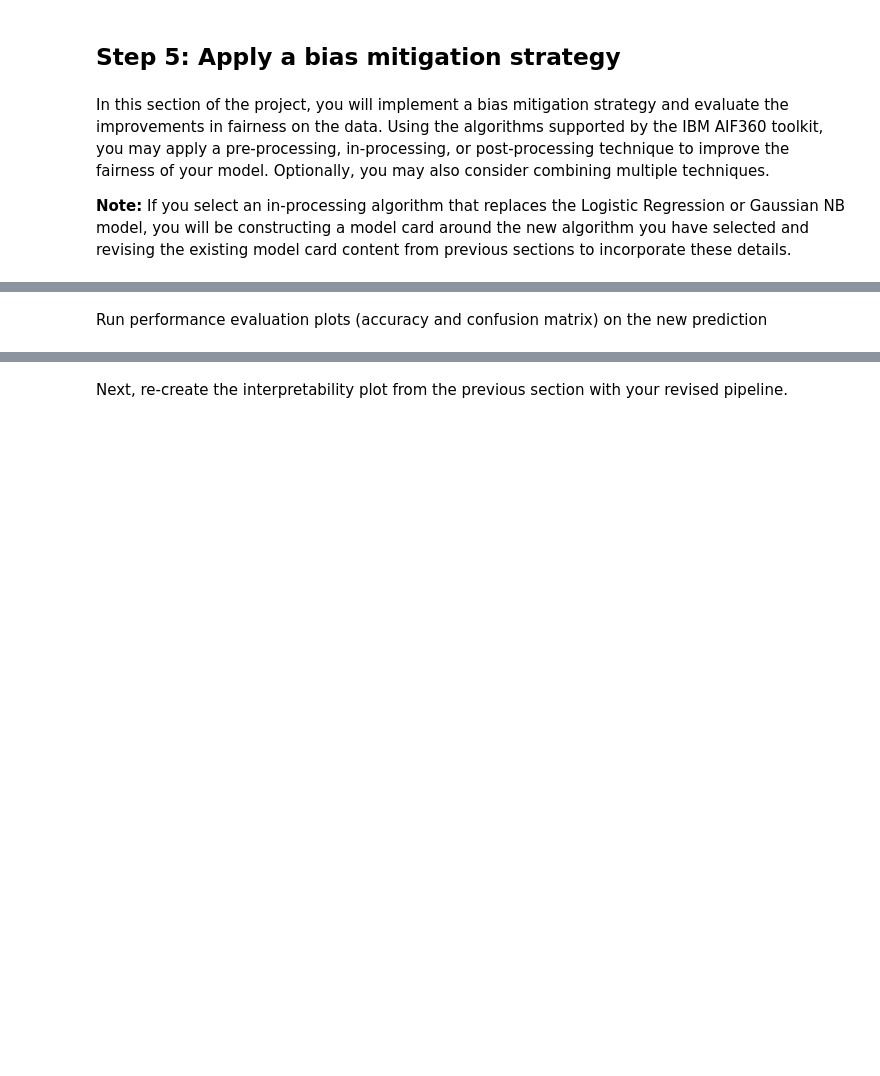
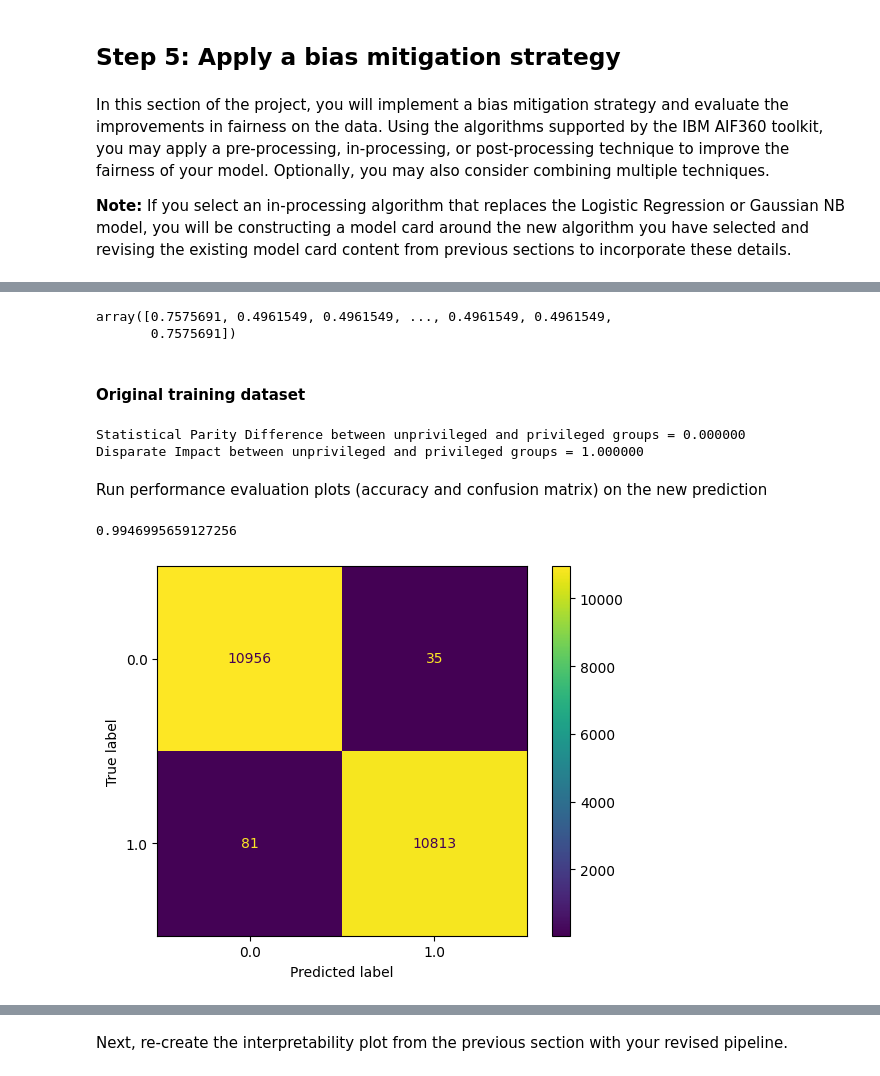
Before and after one commit to waxa2/ai_ethics, a Jupyter notebook: AI Ethics Project -- STARTER.ipynb, the cells around one changed output, grey strips where cells are left out. Saved outputs shown, nothing was run; the diff lists cells and outputs as text; code cells hidden in the pictures; blank space fills up the shorter version.

Commit message:
new accuracy score and confusion matrix & confusion matrix picture created

```diff
--- a/AI Ethics Project -- STARTER.ipynb
+++ b/AI Ethics Project -- STARTER.ipynb
@@ -738,0 +719,7 @@ Achieving the best possible accuracy and best-balanced accuracy are not the targ
+# %%
+
+LR_model = LogisticRegression().fit(rw_train.features, rw_train.labels.ravel(), rw_train.instance_weights)
+thresh_arr = np.linspace(0.01, 0.5, 50)
+val_metrics, lr_pred = test(dataset=rw_test,
+                   model=LR_model,
+                   thresh_arr=thresh_arr)
@@ -739,2 +755,21 @@ Achieving the best possible accuracy and best-balanced accuracy are not the targ
+# %%
+dataset_transf_train.instance_weights
+# %% [output]
+array([0.7575691, 0.4961549, 0.4961549, ..., 0.4961549, 0.4961549,
+       0.7575691])
+# %%
+#FILL IN
+#Obtain the new metric values after applying your bias mitigation strategy
+
+metric_orig_train = BinaryLabelDatasetMetric(dataset_transf_train,
+                                             unprivileged_groups=unprivileged_groups,
+                                             privileged_groups=privileged_groups)
+display(Markdown("#### Original training dataset"))
+print("Statistical Parity Difference between unprivileged and privileged groups = %f" % metric_orig_train.mean_difference())
+print("Disparate Impact between unprivileged and privileged groups = %f" % metric_orig_train.disparate_impact())
+# %% [output]
+#### Original training dataset
+Statistical Parity Difference between unprivileged and privileged groups = 0.000000
+Disparate Impact between unprivileged and privileged groups = 1.000000
 # %% [markdown]
 Run performance evaluation plots (accuracy and confusion matrix) on the new prediction
@@ -742,0 +776,12 @@ Run performance evaluation plots (accuracy and confusion matrix) on the new pred
+# %%
+### FILL IN
+accuracy = accuracy_score(y_true=rw_test.labels.ravel(), y_pred=lr_pred)
+print(accuracy)
+
+#Visualize the performance (confusion matrix) of the model
+ConfusionMatrixDisplay.from_predictions(rw_test.labels.ravel(), y_pred=lr_pred)
+
+plt.savefig('acc_score.png')
+# %% [output]
+0.9946995659127256
+[figure, added]
```
Also changed, not shown: parts of 21 cells of this notebook, 1 other file.
